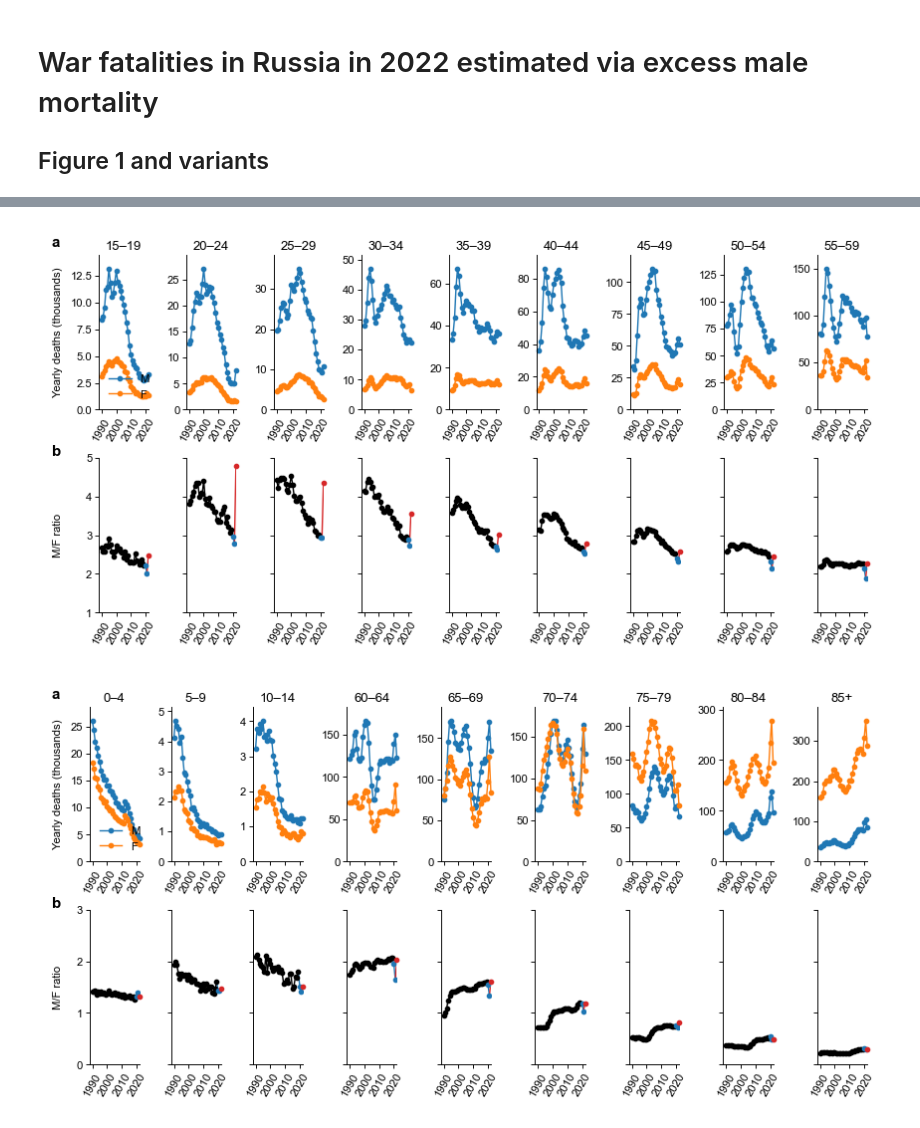
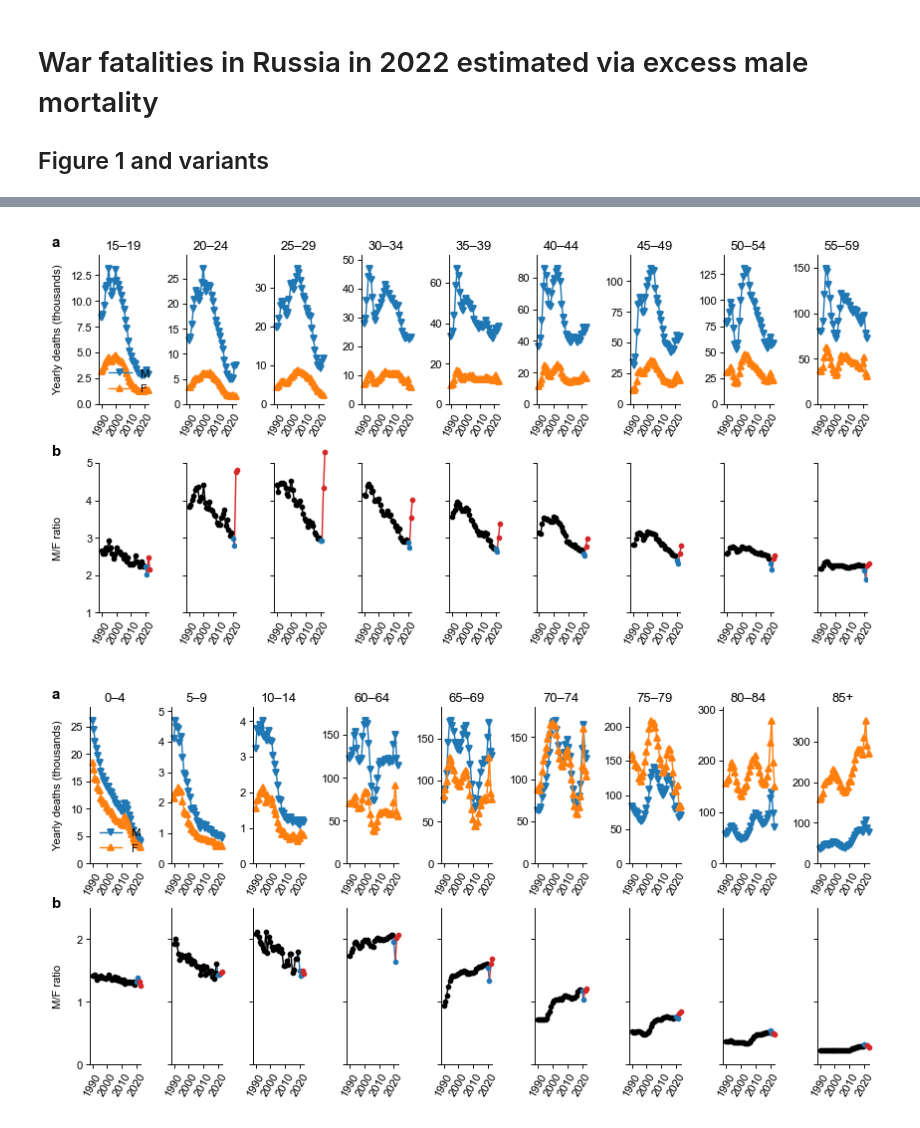
Before and after one commit to dkobak/excess-mortality-war, a Jupyter notebook: arxiv2023/mainfigure.ipynb, the cells around one changed output, grey strips where cells are left out. Cells and saved outputs as stored; diff of their text form; code cells hidden in the pictures.

```diff
--- a/arxiv2023/mainfigure.ipynb
+++ b/arxiv2023/mainfigure.ipynb
@@ -12,7 +12,7 @@ from sklearn.linear_model import LinearRegression
 
 plt.style.use("mpl_style.txt")
 # %%
-df = pd.read_csv('../deaths-by-age-gender-region-year/deaths-by-age-gender-region-year-1990-2022.csv.gz')
+df = pd.read_csv('../deaths-by-age-gender-region-year/deaths-by-age-gender-region-year-1990-2023.csv.gz')
 
 df
 # %% [output]
@@ -279,19 +318,19 @@ for i, age in enumerate(agegroups):
     ][['Year', 'Deaths']].values
 
     # Do computations
-    x = np.arange(1990, 2023)
+    x = np.arange(1990, 2024)
     ratio = male[:,1] / female[:,1]
 
     # Plot
     ax1 = axs.flatten()[i]
     ax2 = axs.flatten()[i + len(agegroups)]
 
-    ax1.plot(x, male[:,1] / 1000, '.-', label='М', clip_on = False)
-    ax1.plot(x, female[:,1] / 1000, '.-', label='F', clip_on = False)
+    ax1.plot(x, male[:,1] / 1000, 'v-', label='М', clip_on=False, markersize=3)
+    ax1.plot(x, female[:,1] / 1000, '^-', label='F', clip_on=False, markersize=3)
 
     ax1.set_title(agegroups_shortened[i])
     ax1.set_xticks([1990, 2000, 2010, 2020])
-    ax1.set_xlim([1988, 2022])
+    ax1.set_xlim([1988, 2023])
     ax1.set_xticklabels([1990, 2000, 2010, 2020], rotation=60)
     ax1.set_ylim([0, np.max(male[:,1] / 1000) * 1.1])
 
@@ -303,13 +342,14 @@ for i, age in enumerate(agegroups):
     else:
         ax2.set_yticklabels([])
 
-    ax2.plot(x[:-3], ratio[:-3], 'k.-')
-    ax2.plot(x[-4:-1], ratio[-4:-1], '-', color='tab:blue', zorder=-1)
-    ax2.plot(x[-3:-1], ratio[-3:-1], '.', color='tab:blue')
-    ax2.plot(x[-2:], ratio[-2:], '-', color='tab:red', zorder=-1)
+    ax2.plot(x[:-4], ratio[:-4], 'k.-')
+    ax2.plot(x[-5:-2], ratio[-5:-2], '-', color='tab:blue', zorder=-1)
+    ax2.plot(x[-4:-2], ratio[-4:-2], '.', color='tab:blue')
+    ax2.plot(x[-3:], ratio[-3:], '-', color='tab:red', zorder=-1, clip_on=False)
+    ax2.plot(x[-2], ratio[-2], '.', color='tab:red', clip_on=False)
     ax2.plot(x[-1], ratio[-1], '.', color='tab:red', clip_on=False)
 
-    ax2.set_ylim([1,5])
+    ax2.set_ylim([1, 5])
     ax2.set_xticks([1990, 2000, 2010, 2020])
     ax2.set_xlim([1988, 2022])
     ax2.set_xticklabels([1990, 2000, 2010, 2020], rotation=60)
@@ -323,7 +363,7 @@ fig.text(.005, .47, 'b', fontsize=8, weight='bold')
 fig.savefig('figures/suppfig-part1.png')
 fig.savefig('figures/suppfig-part1.pdf')
 # %% [output]
-[figure, old version]
+[figure, new version]
 # %%
 # Longer time period, all other age groups
 
@@ -359,48 +399,49 @@ for i, age in enumerate(agegroups):
     ][['Year', 'Deaths']].values
 
     # Do computations
-    x = np.arange(1990, 2023)
+    x = np.arange(1990, 2024)
     ratio = male[:,1] / female[:,1]
 
     # Plot
     ax1 = axs.flatten()[i]
     ax2 = axs.flatten()[i + len(agegroups)]
 
-    ax1.plot(x, male[:,1] / 1000, '.-', label='М', clip_on = False)
-    ax1.plot(x, female[:,1] / 1000, '.-', label='F', clip_on = False)
+    ax1.plot(x, male[:,1] / 1000, 'v-', label='М', clip_on=False, markersize=3)
+    ax1.plot(x, female[:,1] / 1000, '^-', label='F', clip_on=False, markersize=3)
 
     ax1.set_title(agegroups_shortened[i])
     ax1.set_xticks([1990, 2000, 2010, 2020])
-    ax1.set_xlim([1988, 2022])
+    ax1.set_xlim([1988, 2023])
     ax1.set_xticklabels([1990, 2000, 2010, 2020], rotation=60)
     ax1.set_ylim([0, np.max(np.maximum(male, female)[:,1] / 1000) * 1.1])
 
     if i == 0:
         ax1.legend(loc='lower left')
         ax1.set_ylabel(r'Yearly deaths (thousands)')
 
         ax2.set_ylabel(r'M/F ratio')
     else:
         ax2.set_yticklabels([])
 
-    ax2.plot(x[:-3], ratio[:-3], 'k.-')
-    ax2.plot(x[-4:-1], ratio[-4:-1], '-', color='tab:blue', zorder=-1)
-    ax2.plot(x[-3:-1], ratio[-3:-1], '.', color='tab:blue')
-    ax2.plot(x[-2:], ratio[-2:], '-', color='tab:red', zorder=-1)
+    ax2.plot(x[:-4], ratio[:-4], 'k.-')
+    ax2.plot(x[-5:-2], ratio[-5:-2], '-', color='tab:blue', zorder=-1)
+    ax2.plot(x[-4:-2], ratio[-4:-2], '.', color='tab:blue')
+    ax2.plot(x[-3:], ratio[-3:], '-', color='tab:red', zorder=-1)
+    ax2.plot(x[-2], ratio[-2], '.', color='tab:red', clip_on=False)
     ax2.plot(x[-1], ratio[-1], '.', color='tab:red', clip_on=False)
 
-    ax2.set_ylim([0, 3])
+    ax2.set_ylim([0, 2.5])
     ax2.set_xticks([1990, 2000, 2010, 2020])
-    ax2.set_xlim([1988, 2022])
+    ax2.set_xlim([1988, 2023])
     ax2.set_xticklabels([1990, 2000, 2010, 2020], rotation=60)
-    ax2.set_yticks([0, 1, 2, 3])
+    ax2.set_yticks([0, 1, 2])
 
 fig.align_ylabels()
 
 fig.text(.005, .97, 'a', fontsize=8, weight='bold')
 fig.text(.005, .47, 'b', fontsize=8, weight='bold')
 
 fig.savefig('figures/suppfig-part2.png')
 fig.savefig('figures/suppfig-part2.pdf')
 # %% [output]
-[figure, old version]
+[figure, new version]
```
Also changed, not shown: parts of 4 cells of this notebook, 23 other files.
